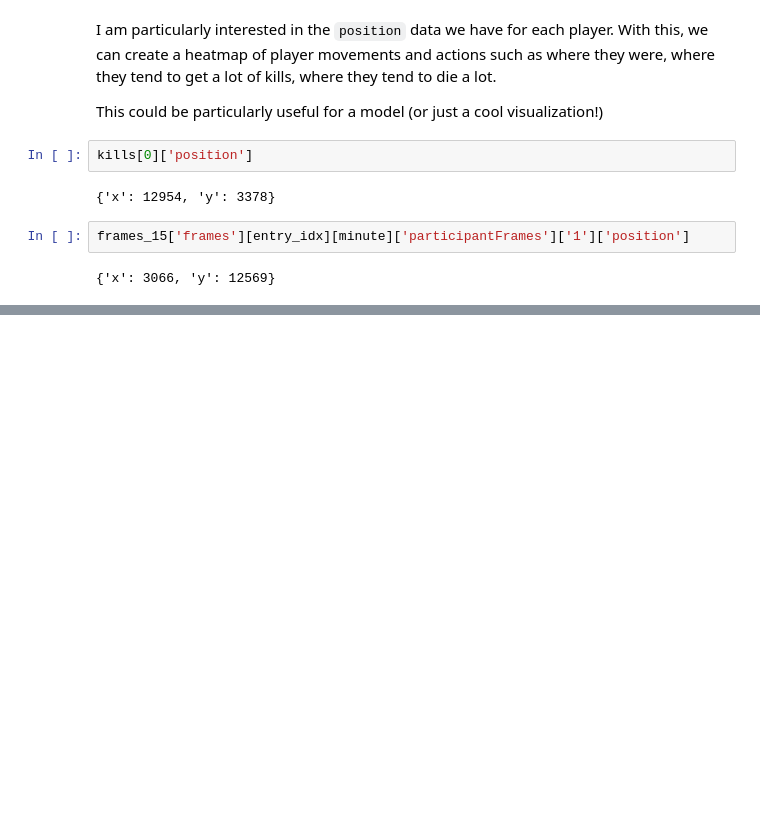
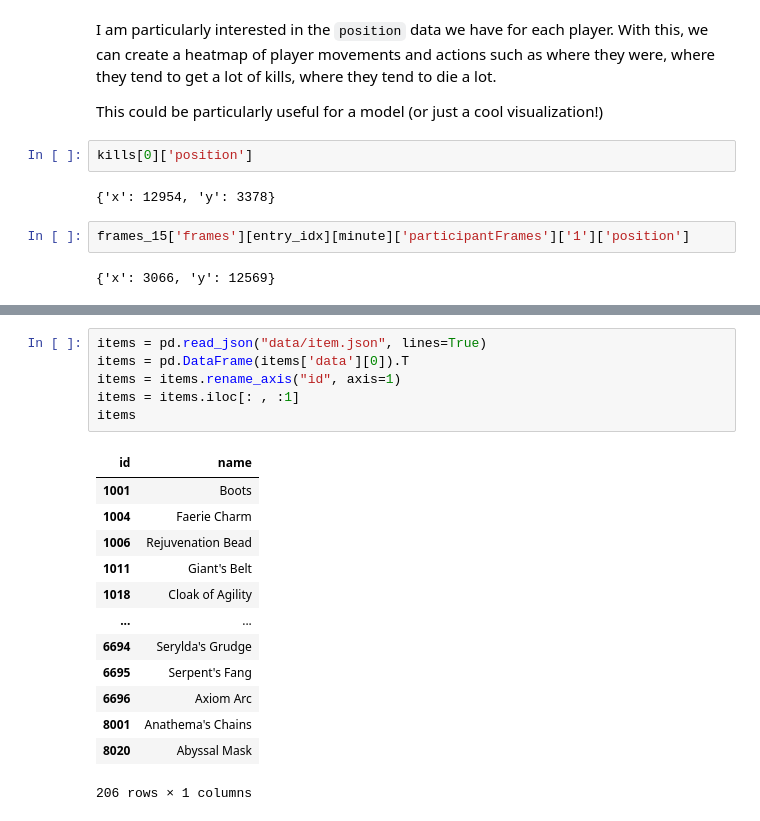
Before and after one commit to dsci445-csu/project-9, a Jupyter notebook: ryan-eda.ipynb, the cells around one changed output, grey strips where cells are left out. Cells and saved outputs as stored; diff of their text form; blank space fills up the shorter version.

```diff
--- a/ryan-eda.ipynb
+++ b/ryan-eda.ipynb
@@ -193,0 +222,20 @@ frames_15['frames'][0][15]['events']
+# %%
+items = pd.read_json("data/item.json", lines=True)
+items = pd.DataFrame(items['data'][0]).T
+items = items.rename_axis("id", axis=1)
+items = items.iloc[: , :1]
+items
+# %% [output]
+| id | name |
+| 1001 | Boots |
+| 1004 | Faerie Charm |
+| 1006 | Rejuvenation Bead |
+| 1011 | Giant's Belt |
+| 1018 | Cloak of Agility |
+| ... | ... |
+| 6694 | Serylda's Grudge |
+| 6695 | Serpent's Fang |
+| 6696 | Axiom Arc |
+| 8001 | Anathema's Chains |
+| 8020 | Abyssal Mask |
+206 rows × 1 columns
```
Also changed, not shown: parts of 8 cells of this notebook, 1 other file.
